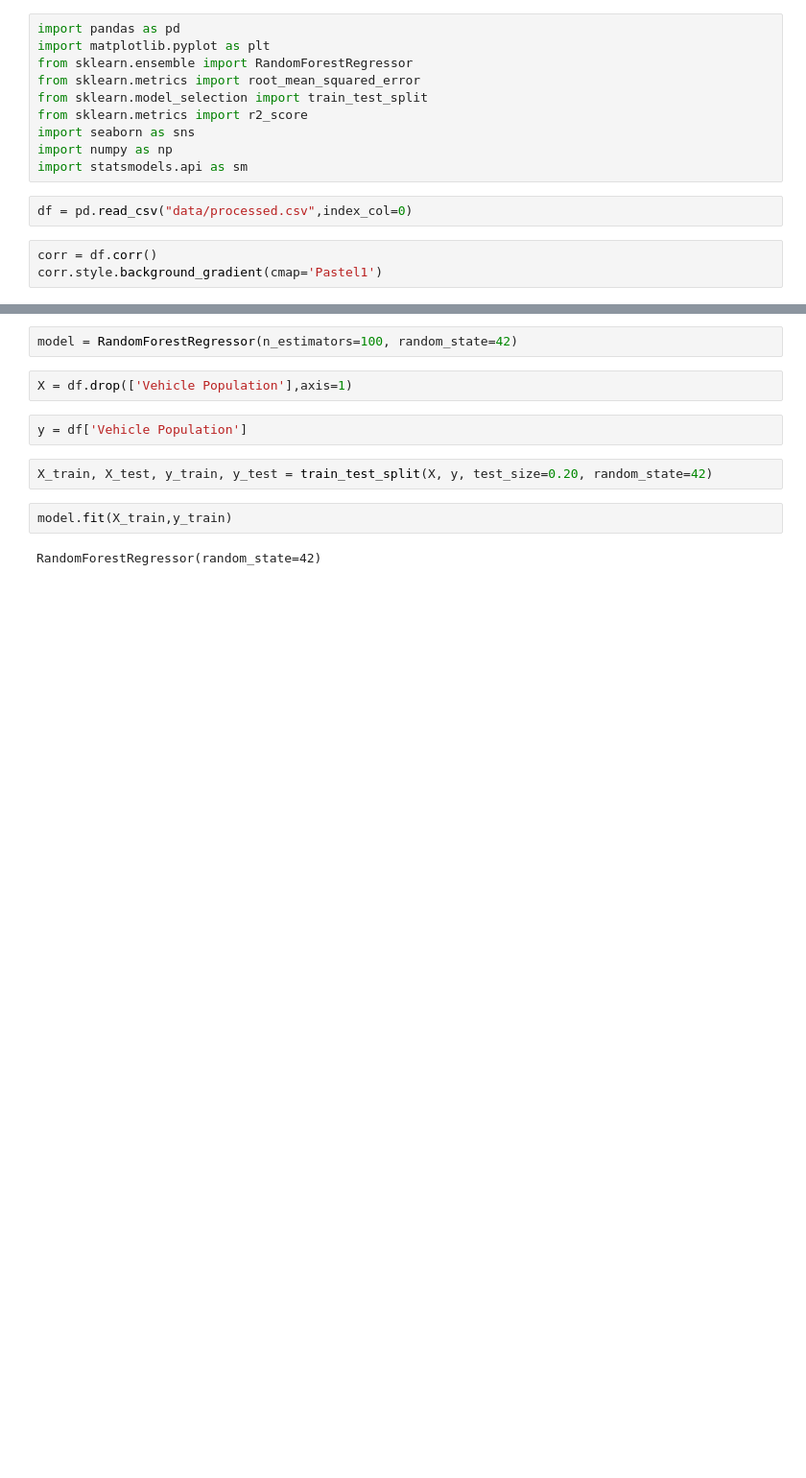
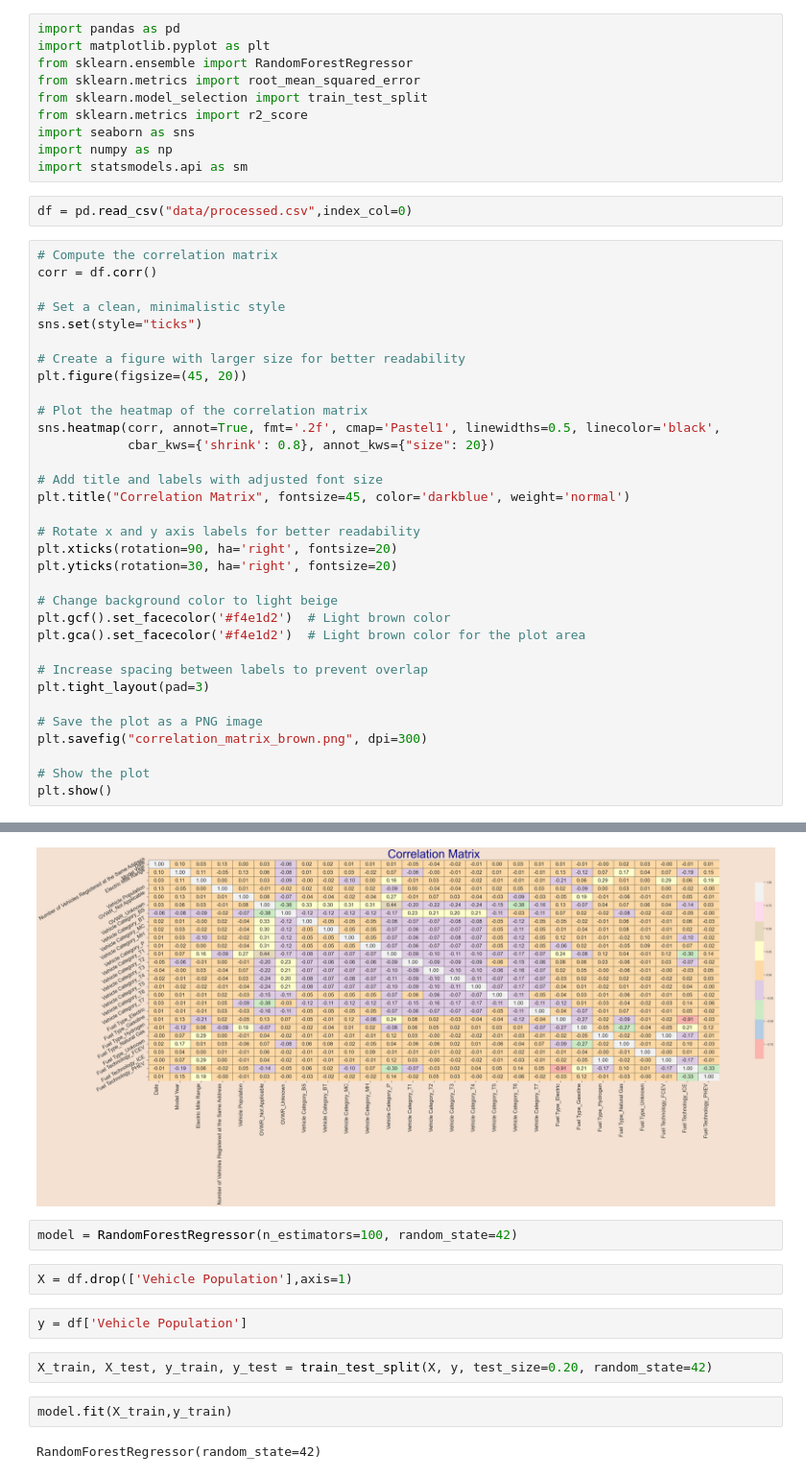
Before and after one commit to tlynx538/Rice-Datathon-2025, a Jupyter notebook: src/feature-importance.ipynb, the cells around one changed output, grey strips where cells are left out. Shown at 96% size. Drawn from its saved outputs; the diff is of its cells as text; blank space fills up the shorter version.

```diff
--- a/src/feature-importance.ipynb
+++ b/src/feature-importance.ipynb
@@ -11,6 +11,36 @@ import statsmodels.api as sm
 # %%
 df = pd.read_csv("data/processed.csv",index_col=0)
 # %%
+# Compute the correlation matrix
 corr = df.corr()
-corr.style.background_gradient(cmap='Pastel1')
+
+# Set a clean, minimalistic style
+sns.set(style="ticks")
+
+# Create a figure with larger size for better readability
+plt.figure(figsize=(45, 20))
+
+# Plot the heatmap of the correlation matrix
+sns.heatmap(corr, annot=True, fmt='.2f', cmap='Pastel1', linewidths=0.5, linecolor='black',
+            cbar_kws={'shrink': 0.8}, annot_kws={"size": 20})
+
+# Add title and labels with adjusted font size
+plt.title("Correlation Matrix", fontsize=45, color='darkblue', weight='normal')
+
+# Rotate x and y axis labels for better readability
+plt.xticks(rotation=90, ha='right', fontsize=20)
+plt.yticks(rotation=30, ha='right', fontsize=20)
+
+# Change background color to light beige
+plt.gcf().set_facecolor('#f4e1d2')  # Light brown color
+plt.gca().set_facecolor('#f4e1d2')  # Light brown color for the plot area
+
+# Increase spacing between labels to prevent overlap
+plt.tight_layout(pad=3)
+
+# Save the plot as a PNG image
+plt.savefig("correlation_matrix_brown.png", dpi=300)
+
+# Show the plot
+plt.show()
 # %% [output]
@@ -34,3 +47,4 @@ corr.style.background_gradient(cmap='Pastel1')
+[figure, added]
 # %%
 model = RandomForestRegressor(n_estimators=100, random_state=42)
 # %%
```
Also changed, not shown: parts of 8 cells of this notebook, 6 other files.
